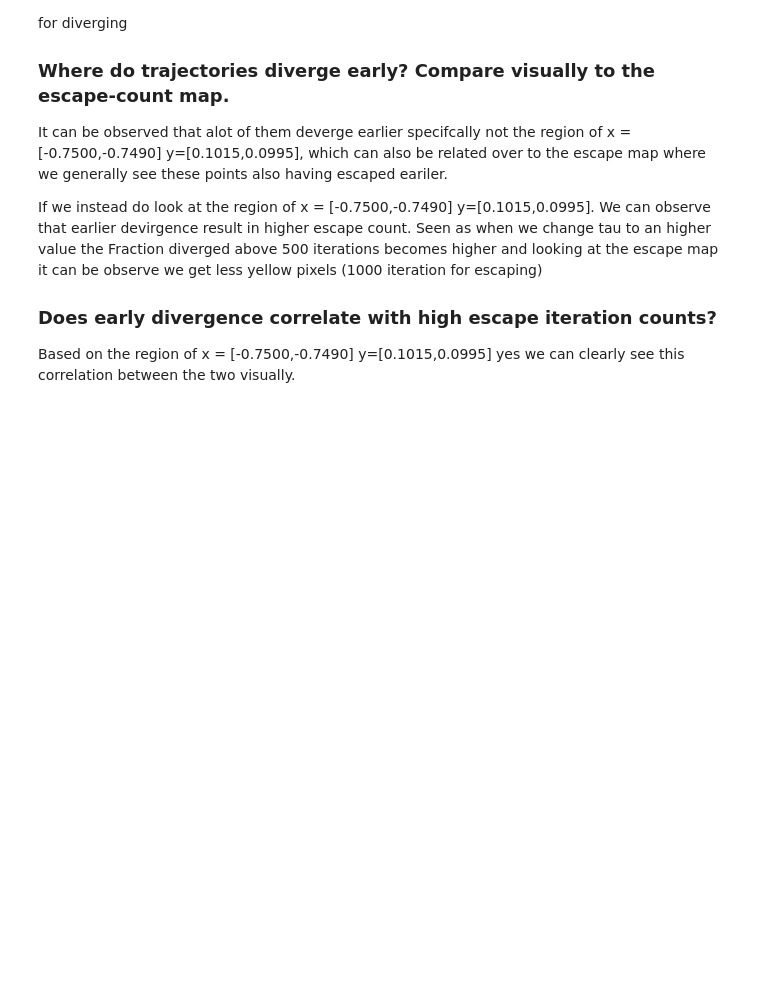
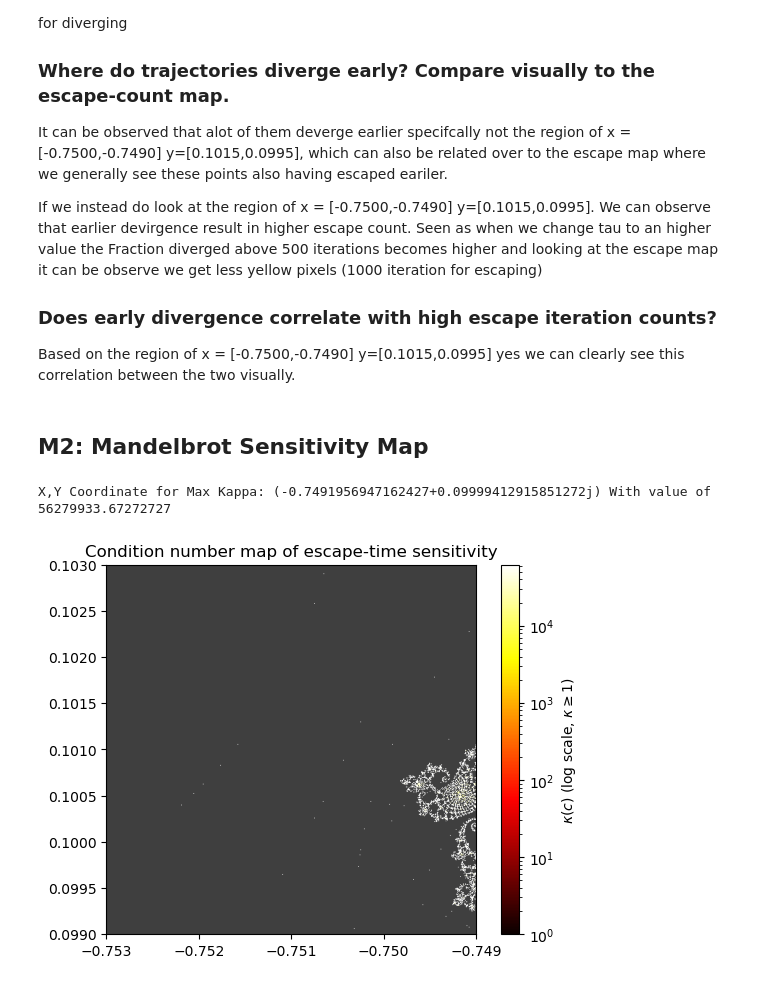
Before and after one commit to rachri7/mandelbrot-nsc, a Jupyter notebook: performance_notebook_3.ipynb, the cells around one changed output. Cells and saved outputs as stored; diff of their text form; code cells hidden in the pictures; blank space fills up the shorter version.

Commit message:
Lecture 8 MP3 M2, sensivity map for mandelbrot

```diff
--- a/performance_notebook_3.ipynb
+++ b/performance_notebook_3.ipynb
@@ -115,3 +124,67 @@ Seen as when we change tau to an higher value the Fraction diverged above 500 it
 
 ### Does early divergence correlate with high escape iteration counts?
 Based on the region of x = [-0.7500,-0.7490] y=[0.1015,0.0995] yes we can clearly see this correlation between the two visually.
+# %% [markdown]
+## M2: Mandelbrot Sensitivity Map
+# %%
+import numpy as np
+import matplotlib.pyplot as plt
+from matplotlib.colors import LogNorm
+
+N, MAX_ITER = 512, 1000
+
+x = np.linspace(-0.7530, -0.7490, N)
+y = np.linspace(0.0990, 0.1030, N)
+
+C = (x[np.newaxis, :] + 1j * y[:, np.newaxis]).astype(np.complex128)
+
+eps32 = np.finfo(np.float32).eps
+delta = np.maximum(eps32 * np.abs(C), 1e-10)
+
+
+def escape_count(C, max_iter):
+    z = np.zeros_like(C)
+    cnt = np.full(C.shape, max_iter, dtype=np.int32)
+    esc = np.zeros(C.shape, dtype=bool)
+
+    for k in range(max_iter):
+        z[~esc] = z[~esc]**2 + C[~esc]
+
+        newly = (~esc) & (np.abs(z) > 2.0)
+        cnt[newly] = k
+        esc[newly] = True
+
+    return cnt
+
+
+n_base = escape_count(C, MAX_ITER).astype(float)
+n_perturb = escape_count(C + delta, MAX_ITER).astype(float)
+
+dn = np.abs(n_base - n_perturb)
+
+kappa = np.where(n_base > 0, dn / (eps32 * n_base), np.nan)
+
+# to find the indx of kappa max
+idx = np.nanargmax(kappa)
+i, j = np.unravel_index(idx, kappa.shape)
+print(f"X,Y Coordinate for Max Kappa: {C[i, j]} With value of {kappa[i, j]}")
+
+cmap_k = plt.cm.hot.copy()
+cmap_k.set_bad('0.25')
+
+vmax = np.nanpercentile(kappa, 99)
+
+plt.imshow(
+    kappa,
+    cmap=cmap_k,
+    origin='lower',
+    extent=[-0.7530, -0.7490, 0.0990, 0.1030],
+    norm=LogNorm(vmin=1, vmax=vmax)
+)
+
+plt.colorbar(label=r'$\kappa(c)$ (log scale, $\kappa \geq 1$)')
+plt.title('Condition number map of escape-time sensitivity')
+plt.show()
+# %% [output]
+X,Y Coordinate for Max Kappa: (-0.7491956947162427+0.09999412915851272j) With value of 56279933.67272727
+[figure, added]
```
Also changed, not shown: parts of 9 cells of this notebook.
